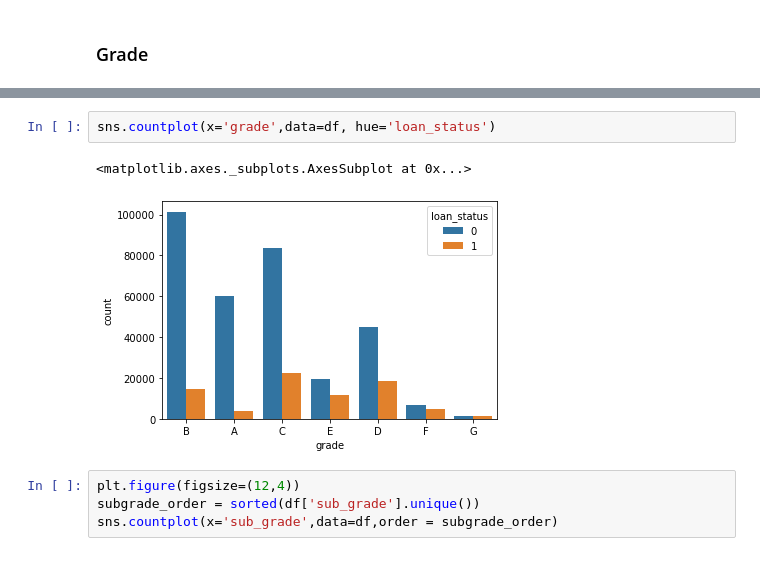
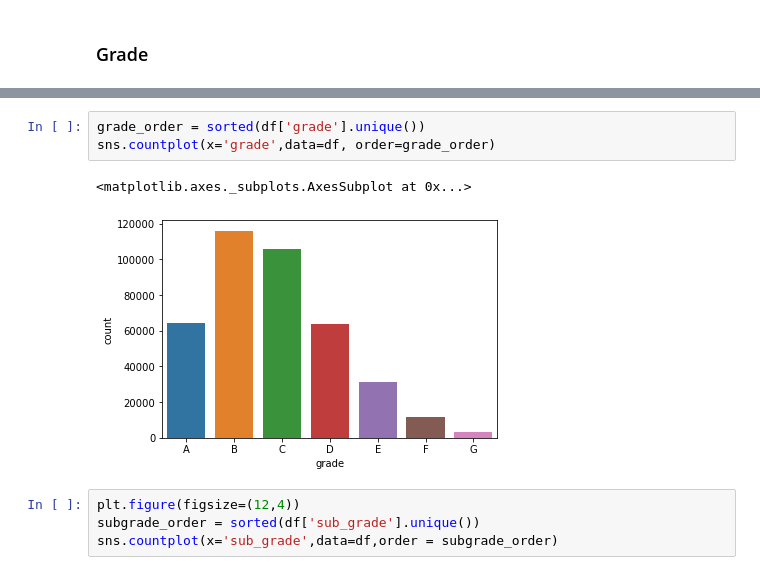
Before and after one commit to dwikifd/FinalProject, a Jupyter notebook: Final Project Dwiki - Lending Club.ipynb, the cells around one changed output, grey strips where cells are left out. Cells and saved outputs as stored; diff of their text form.

```diff
--- a/Final Project Dwiki - Lending Club.ipynb
+++ b/Final Project Dwiki - Lending Club.ipynb
@@ -190,8 +421,9 @@ sorted(df['sub_grade'].unique())
 # %%
-sns.countplot(x='grade',data=df, hue='loan_status')
+grade_order = sorted(df['grade'].unique())
+sns.countplot(x='grade',data=df, order=grade_order)
 # %% [output]
 <matplotlib.axes._subplots.AxesSubplot at 0x...>
-[figure, old version]
+[figure, new version]
 # %%
 plt.figure(figsize=(12,4))
 subgrade_order = sorted(df['sub_grade'].unique())
```
Also changed, not shown: parts of 47 cells of this notebook.
